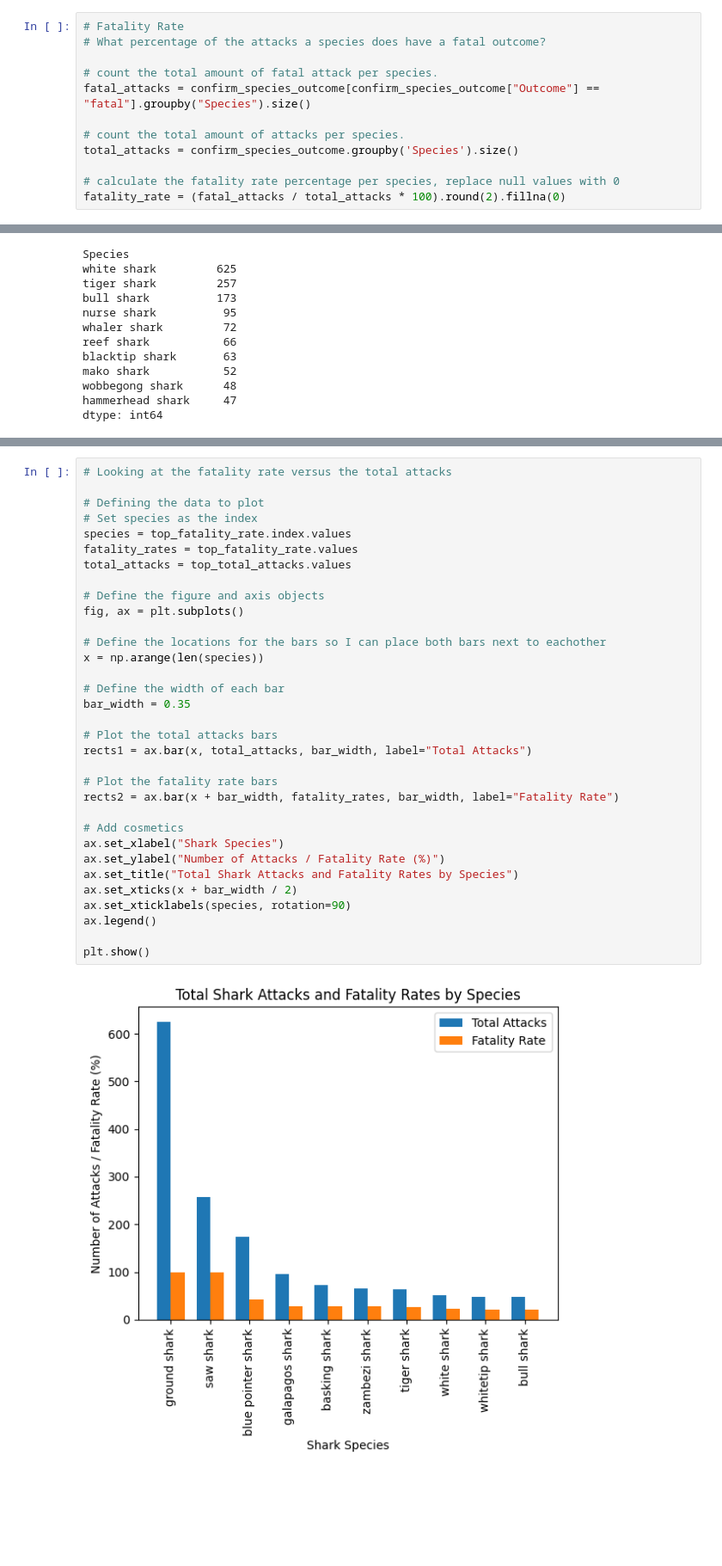
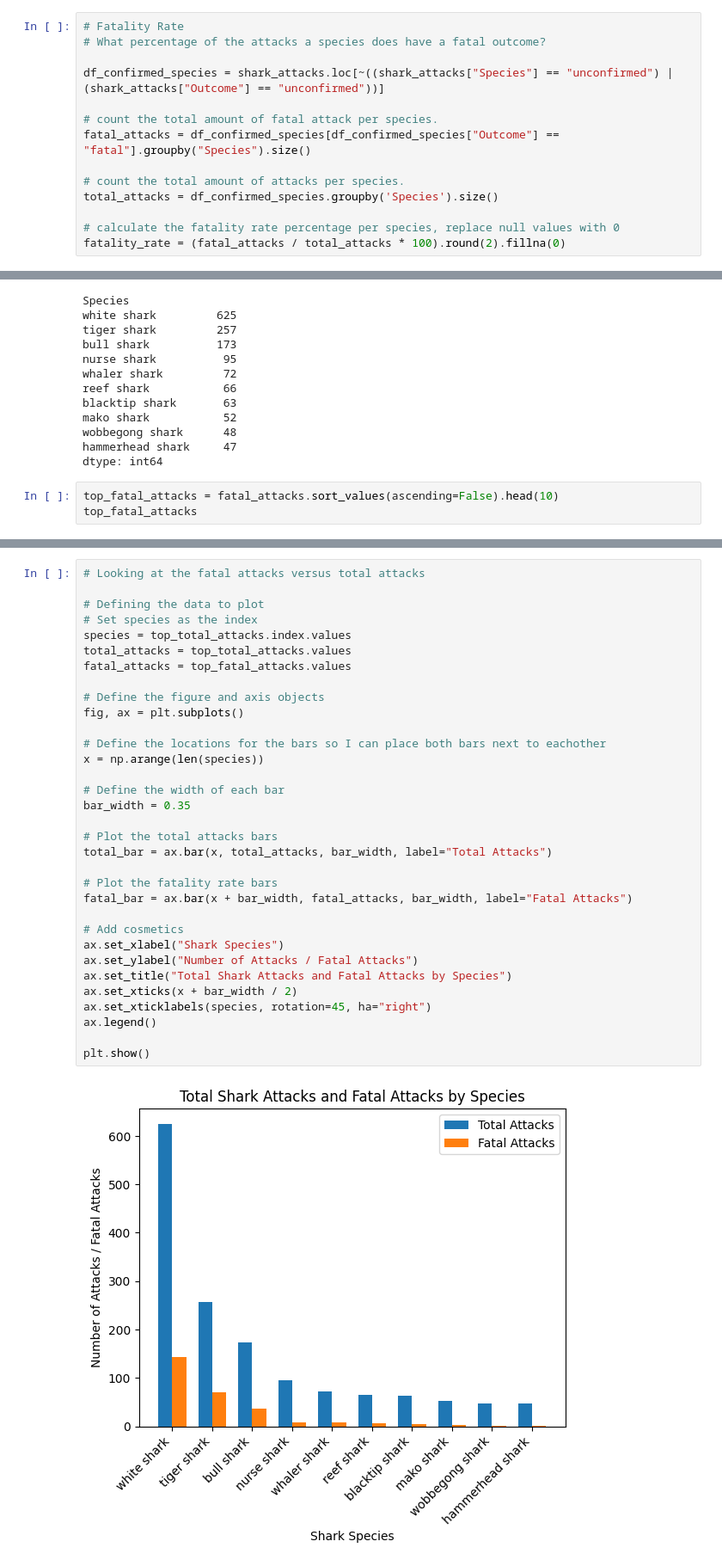
Before and after one commit to MevrouwHelderder/Assignments, a Jupyter notebook: Assignment_Shark_Attack.ipynb, the cells around one changed output, grey strips where cells are left out. Shown at 86% size. Cells and saved outputs as stored; diff of their text form; blank space fills up the shorter version.

```diff
--- a/Assignment_Shark_Attack.ipynb
+++ b/Assignment_Shark_Attack.ipynb
@@ -693,11 +678,13 @@ comparison
 # Fatality Rate
 # What percentage of the attacks a species does have a fatal outcome?
 
+df_confirmed_species = shark_attacks.loc[~((shark_attacks["Species"] == "unconfirmed") | (shark_attacks["Outcome"] == "unconfirmed"))]
+
 # count the total amount of fatal attack per species.
-fatal_attacks = confirm_species_outcome[confirm_species_outcome["Outcome"] == "fatal"].groupby("Species").size()
+fatal_attacks = df_confirmed_species[df_confirmed_species["Outcome"] == "fatal"].groupby("Species").size()
 
 # count the total amount of attacks per species.
-total_attacks = confirm_species_outcome.groupby('Species').size()
+total_attacks = df_confirmed_species.groupby('Species').size()
 
 # calculate the fatality rate percentage per species, replace null values with 0
 fatality_rate = (fatal_attacks / total_attacks * 100).round(2).fillna(0)
@@ -735,3 +733,6 @@ mako shark           52
 wobbegong shark      48
 hammerhead shark     47
 dtype: int64
+# %%
+top_fatal_attacks = fatal_attacks.sort_values(ascending=False).head(10)
+top_fatal_attacks
@@ -738,35 +752,35 @@ dtype: int64
 # %%
-# Looking at the fatality rate versus the total attacks
+# Looking at the fatal attacks versus total attacks
 
 # Defining the data to plot
 # Set species as the index
-species = top_fatality_rate.index.values
-fatality_rates = top_fatality_rate.values
+species = top_total_attacks.index.values
 total_attacks = top_total_attacks.values
+fatal_attacks = top_fatal_attacks.values
 
 # Define the figure and axis objects
 fig, ax = plt.subplots()
 
 # Define the locations for the bars so I can place both bars next to eachother
 x = np.arange(len(species))
 
 # Define the width of each bar
 bar_width = 0.35
 
 # Plot the total attacks bars
-rects1 = ax.bar(x, total_attacks, bar_width, label="Total Attacks")
+total_bar = ax.bar(x, total_attacks, bar_width, label="Total Attacks")
 
 # Plot the fatality rate bars
-rects2 = ax.bar(x + bar_width, fatality_rates, bar_width, label="Fatality Rate")
+fatal_bar = ax.bar(x + bar_width, fatal_attacks, bar_width, label="Fatal Attacks")
 
 # Add cosmetics
 ax.set_xlabel("Shark Species")
-ax.set_ylabel("Number of Attacks / Fatality Rate (%)")
-ax.set_title("Total Shark Attacks and Fatality Rates by Species")
+ax.set_ylabel("Number of Attacks / Fatal Attacks")
+ax.set_title("Total Shark Attacks and Fatal Attacks by Species")
 ax.set_xticks(x + bar_width / 2)
-ax.set_xticklabels(species, rotation=90)
+ax.set_xticklabels(species, rotation=45, ha="right")
 ax.legend()
 
 plt.show()
 # %% [output]
-[figure, old version]
+[figure, new version]
```
Also changed, not shown: parts of 8 cells of this notebook.
